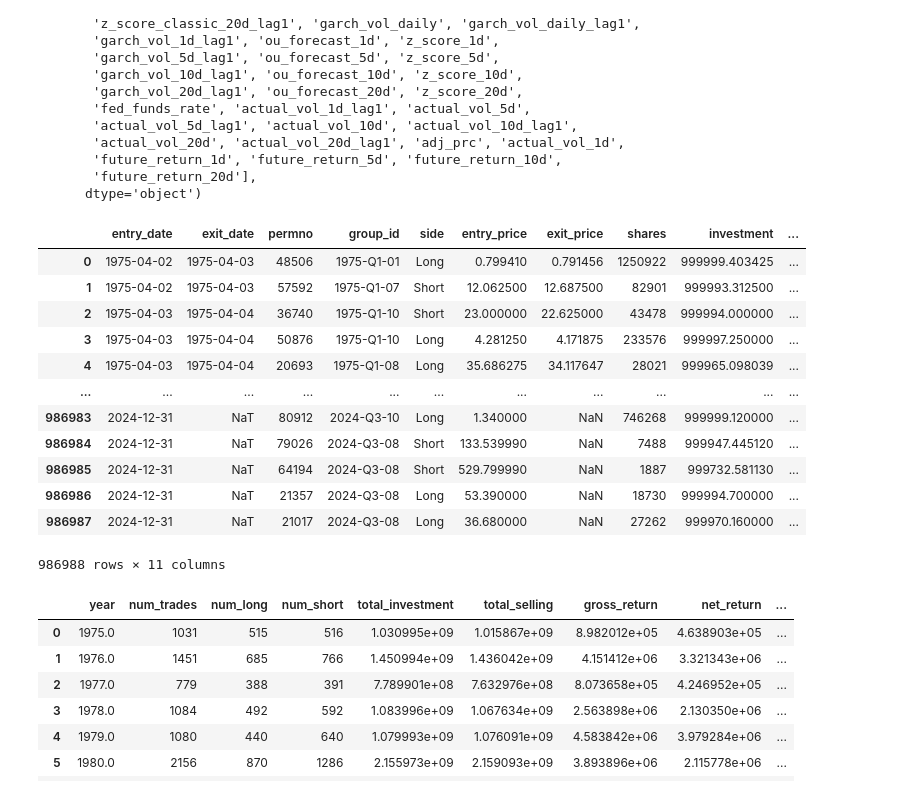
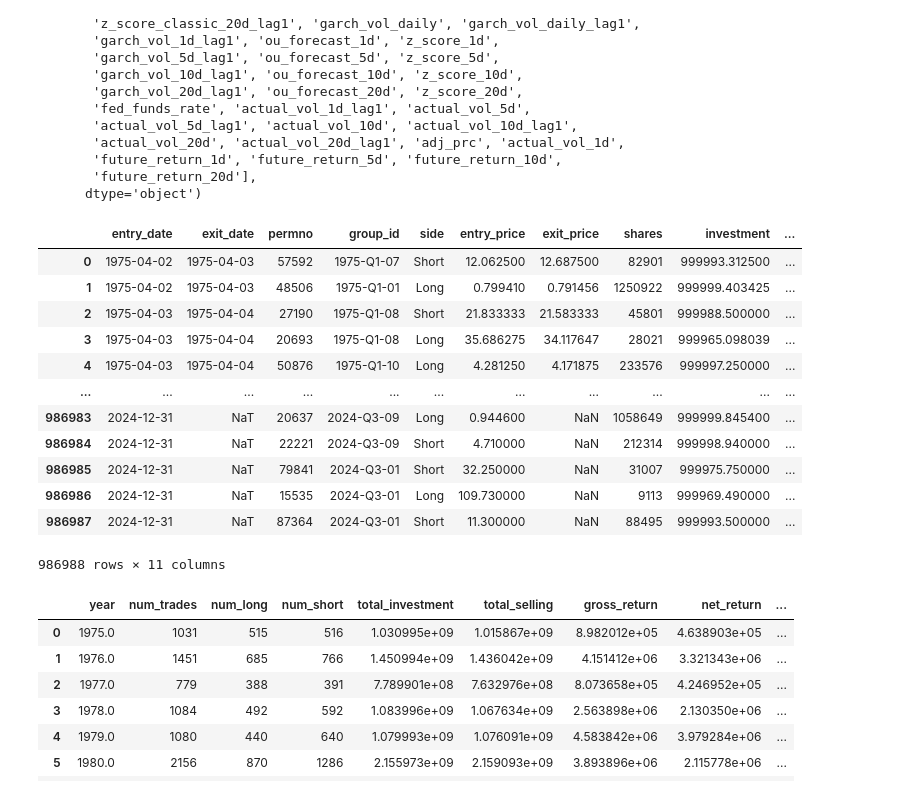
Before and after one commit to komalniraula/ml-quant-eval, a Jupyter notebook: Analysis for modeling.ipynb, the cells around one changed output. Cells and saved outputs as stored; diff of their text form; code cells hidden in the pictures.

```diff
--- a/Analysis for modeling.ipynb
+++ b/Analysis for modeling.ipynb
@@ -697,28 +697,28 @@ Index(['date', 'permno', 'ticker', 'prc', 'retx', 'shrout', 'cfacpr', 'vol',
 # %%
 z_sc_t = 'z_score_1d'
 
 # Prepare Data Once Before Backtesting
-df_prepared_t = prepare_trade_data(df, z_score_col=z_sc_t)
+df_prepared_t = prepare_trade_data_bef(df, z_score_col=z_sc_t)
 
 # Run Backtest
 trade_results_t = backtest_trend_following(df_prepared_t, z_score_col=z_sc_t,
                                   z_threshold = 1)
 
 # Show Trade Log
 trade_results_t
 # %% [output]
 |  | entry_date | exit_date | permno | group_id | side | entry_price | exit_price | shares | investment | ... |
-| 0 | 1975-04-02 | 1975-04-03 | 48506 | 1975-Q1-01 | Long | 0.799410 | 0.791456 | 1250922 | 999999.403425 | ... |
-| 1 | 1975-04-02 | 1975-04-03 | 57592 | 1975-Q1-07 | Short | 12.062500 | 12.687500 | 82901 | 999993.312500 | ... |
-| 2 | 1975-04-03 | 1975-04-04 | 36740 | 1975-Q1-10 | Short | 23.000000 | 22.625000 | 43478 | 999994.000000 | ... |
-| 3 | 1975-04-03 | 1975-04-04 | 50876 | 1975-Q1-10 | Long | 4.281250 | 4.171875 | 233576 | 999997.250000 | ... |
-| 4 | 1975-04-03 | 1975-04-04 | 20693 | 1975-Q1-08 | Long | 35.686275 | 34.117647 | 28021 | 999965.098039 | ... |
+| 0 | 1975-04-02 | 1975-04-03 | 57592 | 1975-Q1-07 | Short | 12.062500 | 12.687500 | 82901 | 999993.312500 | ... |
+| 1 | 1975-04-02 | 1975-04-03 | 48506 | 1975-Q1-01 | Long | 0.799410 | 0.791456 | 1250922 | 999999.403425 | ... |
+| 2 | 1975-04-03 | 1975-04-04 | 27190 | 1975-Q1-08 | Short | 21.833333 | 21.583333 | 45801 | 999988.500000 | ... |
+| 3 | 1975-04-03 | 1975-04-04 | 20693 | 1975-Q1-08 | Long | 35.686275 | 34.117647 | 28021 | 999965.098039 | ... |
+| 4 | 1975-04-03 | 1975-04-04 | 50876 | 1975-Q1-10 | Long | 4.281250 | 4.171875 | 233576 | 999997.250000 | ... |
 | ... | ... | ... | ... | ... | ... | ... | ... | ... | ... | ... |
-| 986983 | 2024-12-31 | NaT | 80912 | 2024-Q3-10 | Long | 1.340000 | NaN | 746268 | 999999.120000 | ... |
-| 986984 | 2024-12-31 | NaT | 79026 | 2024-Q3-08 | Short | 133.539990 | NaN | 7488 | 999947.445120 | ... |
-| 986985 | 2024-12-31 | NaT | 64194 | 2024-Q3-08 | Short | 529.799990 | NaN | 1887 | 999732.581130 | ... |
-| 986986 | 2024-12-31 | NaT | 21357 | 2024-Q3-08 | Long | 53.390000 | NaN | 18730 | 999994.700000 | ... |
-| 986987 | 2024-12-31 | NaT | 21017 | 2024-Q3-08 | Long | 36.680000 | NaN | 27262 | 999970.160000 | ... |
+| 986983 | 2024-12-31 | NaT | 20637 | 2024-Q3-09 | Long | 0.944600 | NaN | 1058649 | 999999.845400 | ... |
+| 986984 | 2024-12-31 | NaT | 22221 | 2024-Q3-09 | Short | 4.710000 | NaN | 212314 | 999998.940000 | ... |
+| 986985 | 2024-12-31 | NaT | 79841 | 2024-Q3-01 | Short | 32.250000 | NaN | 31007 | 999975.750000 | ... |
+| 986986 | 2024-12-31 | NaT | 15535 | 2024-Q3-01 | Long | 109.730000 | NaN | 9113 | 999969.490000 | ... |
+| 986987 | 2024-12-31 | NaT | 87364 | 2024-Q3-01 | Short | 11.300000 | NaN | 88495 | 999993.500000 | ... |
 986988 rows × 11 columns
 # %%
 summary_trnd = trade_summary(trade_results_t)
```
Also changed, not shown: parts of 17 cells of this notebook, 1 other file.
